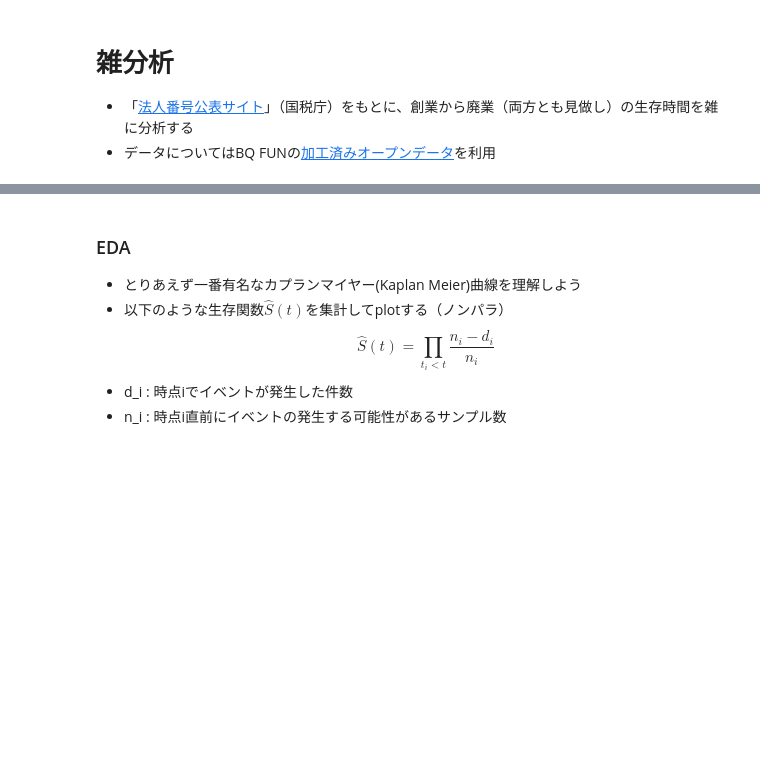
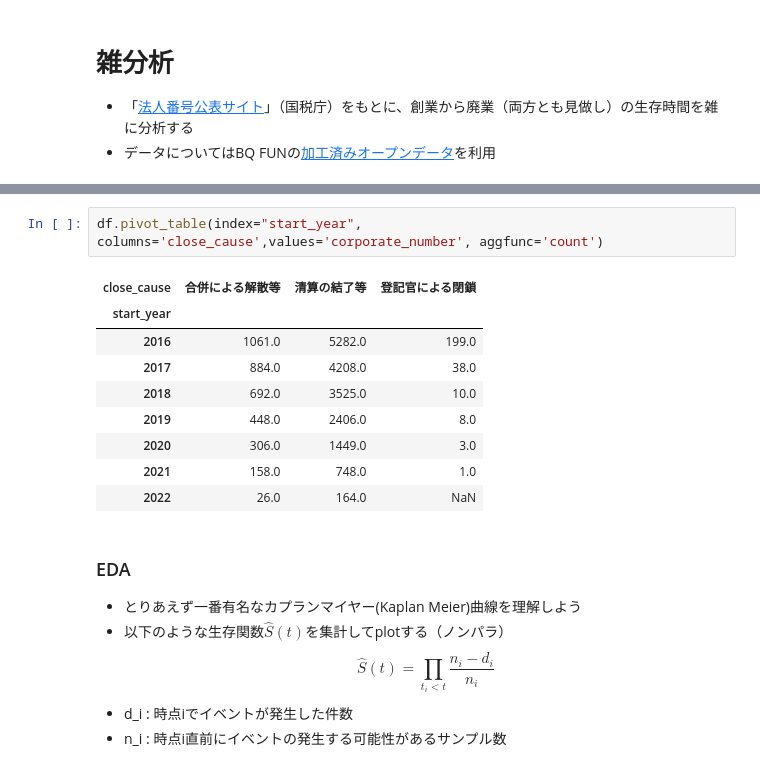
Before and after one commit to MasaAsami/jp_open_data_mokumoku, a Jupyter notebook: notebooks/スタートアップ生存時間.ipynb, the cells around one changed output, grey strips where cells are left out. Cells and saved outputs as stored; diff of their text form; blank space fills up the shorter version.

```diff
--- a/notebooks/スタートアップ生存時間.ipynb
+++ b/notebooks/スタートアップ生存時間.ipynb
@@ -117,3 +130,15 @@ df.sample(5)
+# %%
+df.pivot_table(index="start_year", columns='close_cause',values='corporate_number', aggfunc='count')
+# %% [output]
+| close_cause | 合併による解散等 | 清算の結了等 | 登記官による閉鎖 |
+| start_year |  |  |  |
+| 2016 | 1061.0 | 5282.0 | 199.0 |
+| 2017 | 884.0 | 4208.0 | 38.0 |
+| 2018 | 692.0 | 3525.0 | 10.0 |
+| 2019 | 448.0 | 2406.0 | 8.0 |
+| 2020 | 306.0 | 1449.0 | 3.0 |
+| 2021 | 158.0 | 748.0 | 1.0 |
+| 2022 | 26.0 | 164.0 | NaN |
 # %% [markdown]
 ### EDA
 - とりあえず一番有名なカプランマイヤー(Kaplan Meier)曲線を理解しよう
```
Also changed, not shown: parts of 12 cells of this notebook.
